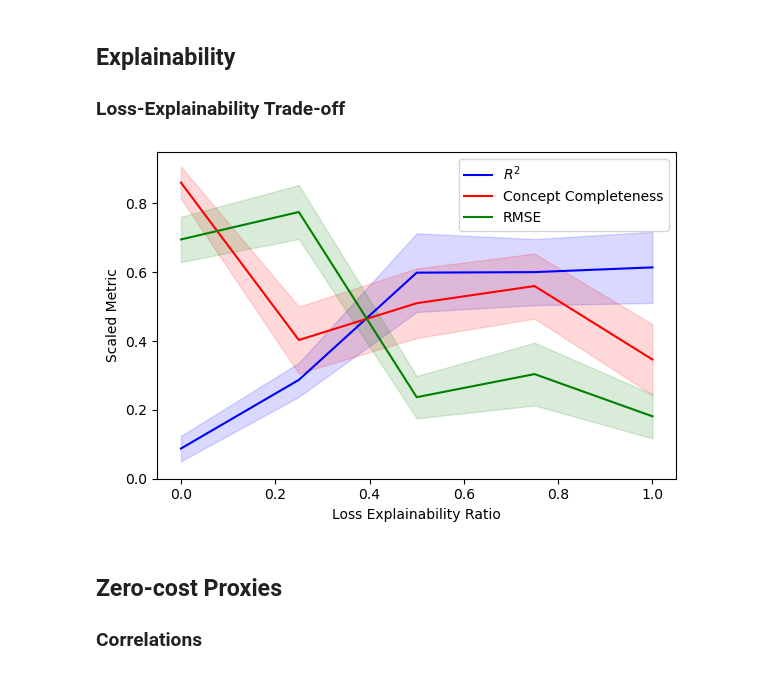
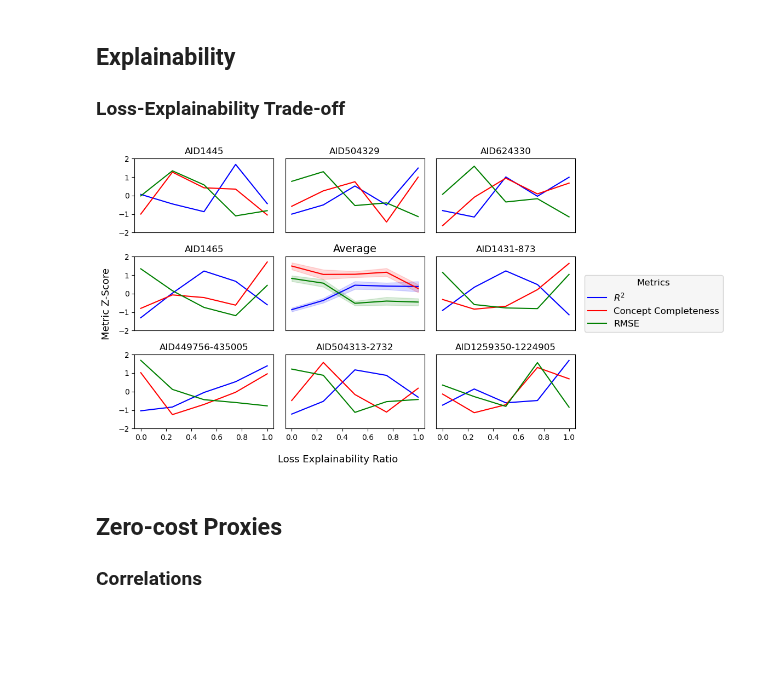
Before and after one commit to harryknighton/drug-discovery-automl, a Jupyter notebook: notebooks/evaluation.ipynb, the cells around one changed output. Drawn from its saved outputs; the diff is of its cells as text; code cells hidden in the pictures; blank space fills up the shorter version.

```diff
--- a/notebooks/evaluation.ipynb
+++ b/notebooks/evaluation.ipynb
@@ -156,7 +154,7 @@ def calculate_confidence_interval(losses: list[torch.Tensor]):
     stacked_losses = torch.stack(losses, dim=0)
     means = torch.mean(stacked_losses, dim=0)
     margin_of_error = 1.96 * torch.std(stacked_losses, dim=0) / len(datasets)
-    lower_bound = torch.clamp(means - margin_of_error, min=0)
+    lower_bound = means - margin_of_error
     upper_bound = means + margin_of_error
     return means, lower_bound, upper_bound
 # %%
@@ -588,30 +584,50 @@ for metric, values in metrics.items():
-# %%
-means = {}
-upper_bounds = {}
-lower_bounds = {}
-labels = {'PearsonCorrCoefSquared': '$R^2$', 'ConceptCompleteness': 'Concept Completeness', 'RootMeanSquaredError': 'RMSE'}
-colours = {'PearsonCorrCoefSquared': 'blue', 'ConceptCompleteness': 'red', 'RootMeanSquaredError': 'green'}
-for metric, values in scaled_metrics.items():
-    mean, lower, upper = calculate_confidence_interval(values)
-    means[metric] = mean
-    lower_bounds[metric] = lower
-    upper_bounds[metric] = upper
-means['ConceptCompleteness'] = 1 - means['ConceptCompleteness']
-lower_bounds['ConceptCompleteness'] = 1 - lower_bounds['ConceptCompleteness']
-upper_bounds['ConceptCompleteness'] = 1 - upper_bounds['ConceptCompleteness']
-xs = [0, 0.25, 0.5, 0.75, 1]
-fig, ax = plt.subplots(figsize=(6, 4))
-ax.set_ylabel('Scaled Metric')
-ax.set_xlabel('Loss Explainability Ratio')
-for metric in scaled_metrics:
-    ax.plot(xs, means[metric], color=colours[metric], label=labels[metric])
-    ax.fill_between(xs, lower_bounds[metric], upper_bounds[metric], color=colours[metric], alpha=.15)
-ax.set_ylim(ymin=0)
-ax.legend(loc='best')
-fig.tight_layout()
-fig.savefig(config.FIGURES_DIR / ('loss_explainability_tradeoff' + img_ext), bbox_inches='tight')
-# %% [output]
-[figure, removed]
+# %%
+labels = {'PearsonCorrCoefSquared': '$R^2$', 'ConceptCompleteness': 'Concept Completeness', 'RootMeanSquaredError': 'RMSE'}
+colours = {'PearsonCorrCoefSquared': 'blue', 'ConceptCompleteness': 'red', 'RootMeanSquaredError': 'green'}
+
+fig, axs = plt.subplots(3, 3, figsize=(9, 6))
+fig_idxs = [0, 1, 2, 3, 5, 6, 7, 8]
+for i, (ax_i, dataset) in enumerate(zip(fig_idxs, datasets)):
+    ax = axs.flatten()[ax_i]
+    ax.set_title(dataset)
+    ax.set_ylim(-2, 2)
+    for metric, values in scaled_metrics.items():
+        ax.plot(xs, values[i], color=colours[metric])
+    if ax_i < 6:
+        ax.set_xticks([])
+    if ax_i % 3 != 0:
+        ax.set_yticks([])
+
+# Calculate average
+means = {}
+upper_bounds = {}
+lower_bounds = {}
+for metric, values in scaled_metrics.items():
+    mean, lower, upper = calculate_confidence_interval(values)
+    means[metric] = mean
+    lower_bounds[metric] = lower
+    upper_bounds[metric] = upper
+# Display concept completeness instead of concept incompleteness
+means['ConceptCompleteness'] = 1 - means['ConceptCompleteness']
+lower_bounds['ConceptCompleteness'] = 1 - lower_bounds['ConceptCompleteness']
+upper_bounds['ConceptCompleteness'] = 1 - upper_bounds['ConceptCompleteness']
+
+ax = axs[1][1]
+ax.set_title('Average', size=14)
+ax.set_ylim(-2, 2)
+for metric in scaled_metrics:
+    ax.plot(xs, means[metric], color=colours[metric], label=labels[metric])
+    ax.fill_between(xs, lower_bounds[metric], upper_bounds[metric], color=colours[metric], alpha=.15)
+#ax.set_ylim(ymin=0)
+ax.set_xticks([])
+ax.set_yticks([])
+fig.supxlabel('Loss Explainability Ratio', size=13)
+fig.supylabel('Metric Z-Score', size=13)
+fig.legend(loc='right', bbox_to_anchor=(1.29, 0.5), fancybox=True, title='Metrics', facecolor='#f4f4f4', title_fontsize=12, fontsize=12)
+fig.tight_layout()
+fig.savefig(config.FIGURES_DIR / ('loss_explainability_tradeoff' + img_ext), bbox_inches='tight')
+# %% [output]
+[figure, added]
 # %% [markdown]
 ## Zero-cost Proxies
 ### Correlations
```
Also changed, not shown: parts of 6 cells of this notebook.
